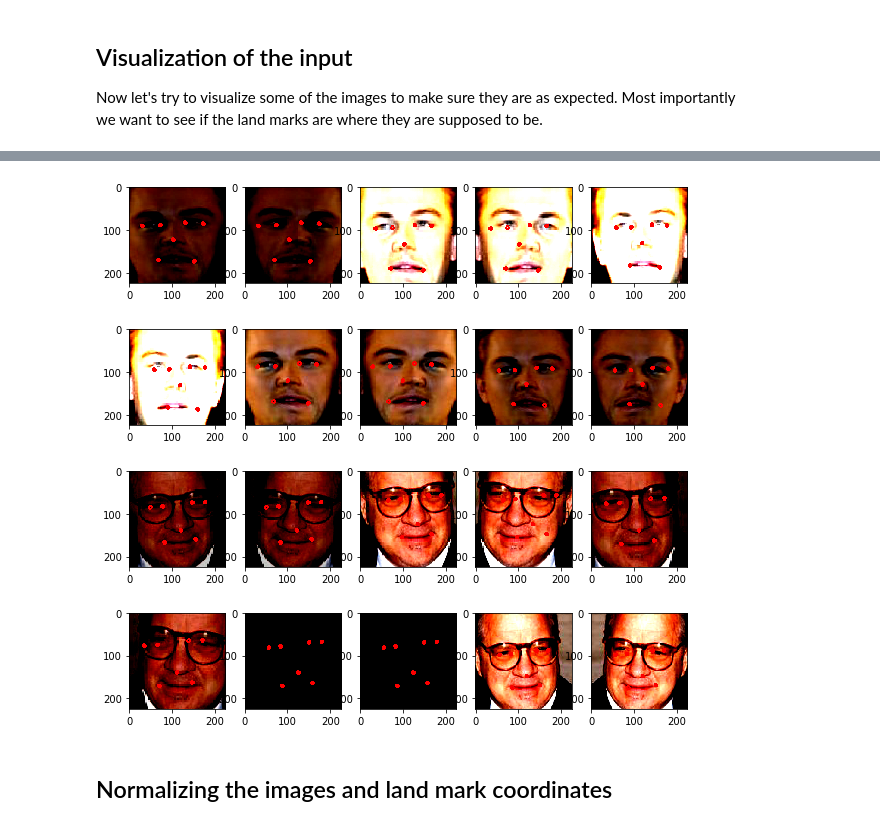
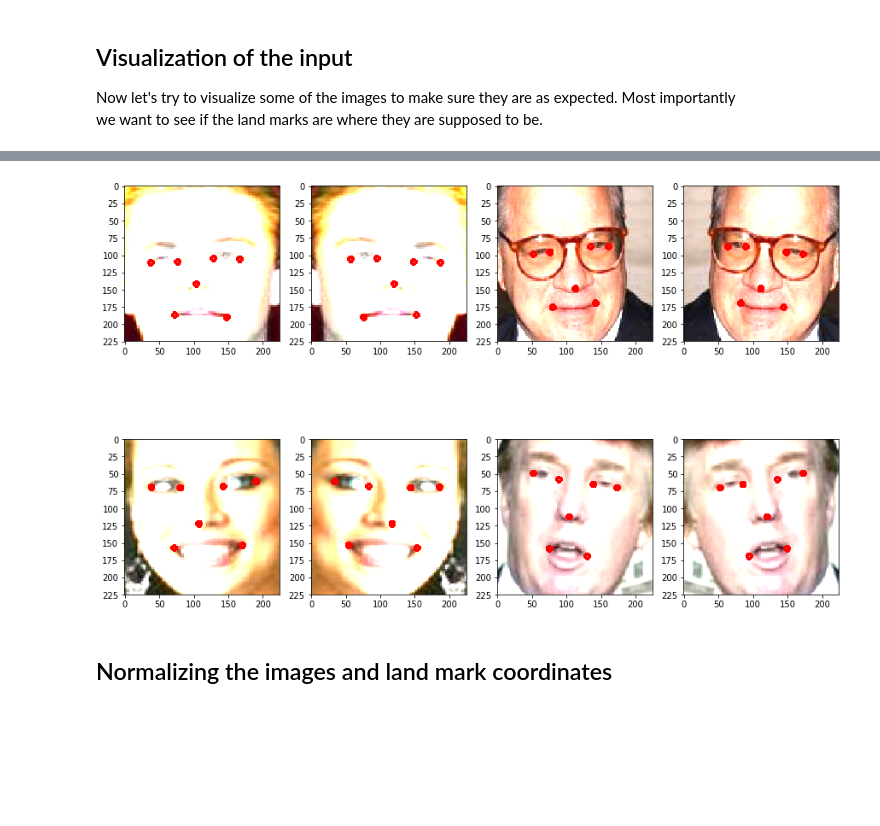
Before and after one commit to reza-asad/Facial-Landmark-Regression, a Jupyter notebook: FacialLandmarkDetection.ipynb, the cells around one changed output, grey strips where cells are left out. Cells and saved outputs as stored; diff of their text form; code cells hidden in the pictures; blank space fills up the shorter version.

Commit message:
Fixed the relflection of landmarks. The reflection is now exact. Fixed the visualization by transforming back the image on the range [0, 255]

```diff
--- a/FacialLandmarkDetection.ipynb
+++ b/FacialLandmarkDetection.ipynb
@@ -6,7 +6,8 @@ import torch
 import cv2
 import matplotlib.pyplot as plt
 # Set default figure size
-plt.rcParams['figure.figsize'] = (10.0, 10.0)
+%matplotlib inline
+plt.rcParams['figure.figsize'] = (15.0, 10.0)
 
 %load_ext autoreload
 %autoreload 2
@@ -27,21 +28,22 @@ data.MakeList()
 Now let's try to visualize some of the images to make sure they are as expected. Most importantly <br/>
 we want to see if the land marks are where they are supposed to be.
 # %%
-NUM_IMGS = 20
+NUM_IMGS = 8
 Xsample = data.X[:NUM_IMGS].copy()
 ySample = data.y[:NUM_IMGS].copy()
 
 for i in range(1,NUM_IMGS+1):
     img = np.asarray(Xsample[i-1])
-    # Move the channel to the last dimension
-    img = img.transpose(1, 2, 0)
+    # Move the channel to the last dimension and transform back to
+    # to the range [0, 255]
+    img = ((1+img.transpose(1, 2, 0)) * 255 / 2.0).astype('uint8')
     img = np.ascontiguousarray(img)
     # Add the landmarks
     landMarks = np.asarray(ySample[i-1])
-    for x,y in landMarks:
-        cv2.circle(img, (x,y), 3, 0.99, thickness=3)
+    for j, (x,y) in enumerate(landMarks):
+        cv2.circle(img, (x,y), 3, 255.0, thickness=3)
     # Plot the image
-    plt.subplot(4, 5, i)
-    plt.imshow(img)
+    plt.subplot(2, NUM_IMGS/2, i)
+    plt.imshow(img, )
 plt.show()
 # %% [output]
@@ -68,4 +50,4 @@ Clipping input data to the valid range for imshow with RGB data ([0..1] for floa
-[figure, old version]
+[figure, new version]
 # %% [markdown]
 ## Normalizing the images and land mark coordinates
 # %%
```
Also changed, not shown: parts of 8 cells of this notebook, 1 other file.
